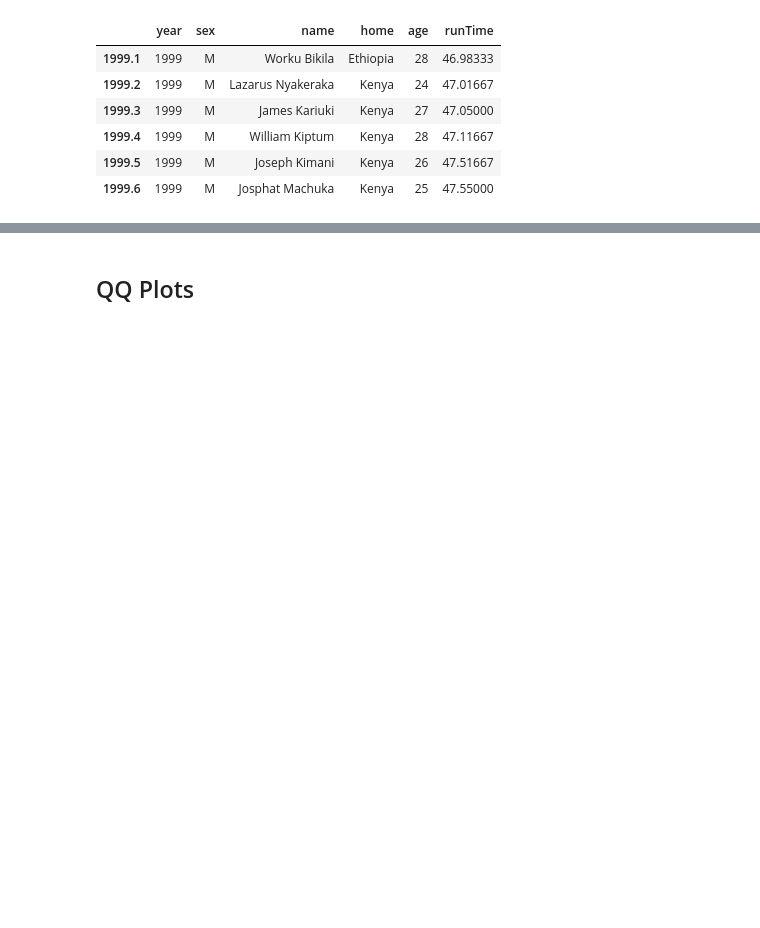
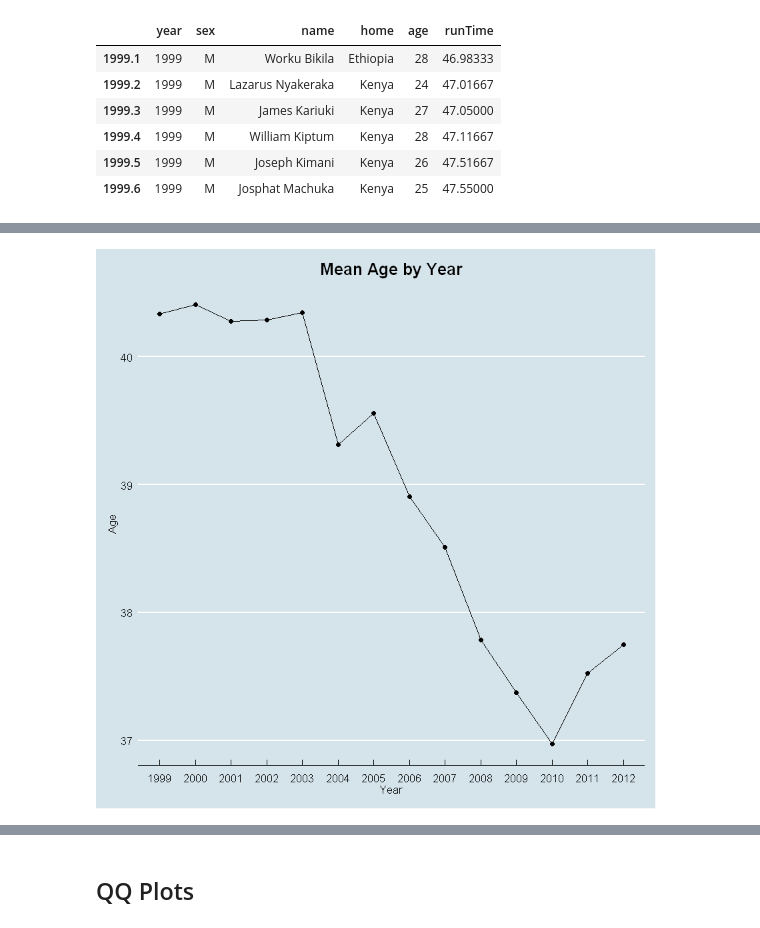
Before and after one commit to CaseyRMartinez/QTW_CaseStudies, a Jupyter notebook: CaseStudy2/KThomas_CS2.ipynb, the cells around one changed output, grey strips where cells are left out. Cells and saved outputs as stored; diff of their text form; code cells hidden in the pictures; blank space fills up the shorter version.

```diff
--- a/CaseStudy2/KThomas_CS2.ipynb
+++ b/CaseStudy2/KThomas_CS2.ipynb
@@ -60,0 +46,18 @@ numRunnersDF
+# %%
+# plot(ageSummary$ageMean ~ ageSummary$year, type="l", lwd = 2,
+#      xlab = "Years", ylab = "Number of Runners")
+# par(oldPar)
+# dev.off()
+
+
+ggplot(ageSummary, aes(x=year, y=ageMean, group=1)) +
+geom_line() +
+geom_point() +
+ggtitle("Mean Age by Year") +
+xlab("Year") +
+ylab("Age") +
+# theme_fivethirtyeight() +
+theme_economist() +
+theme(plot.title = element_text(hjust = 0.5))
+# %% [output]
+[figure, added]
```
Also changed, not shown: parts of 19 cells of this notebook.
